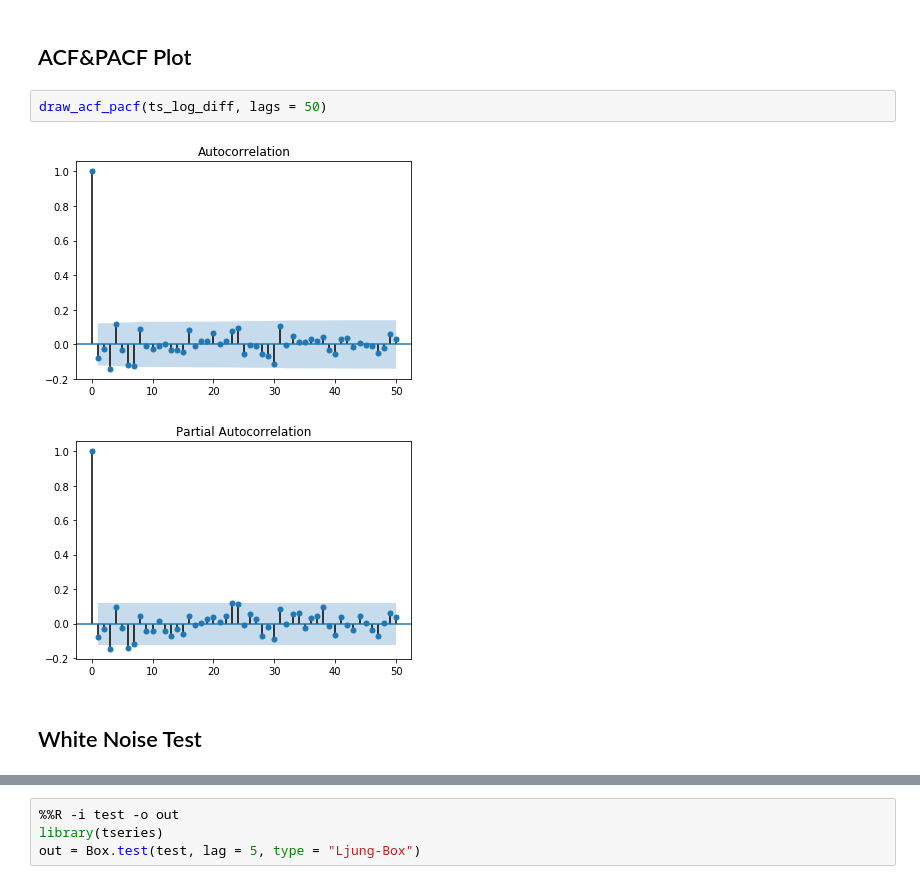
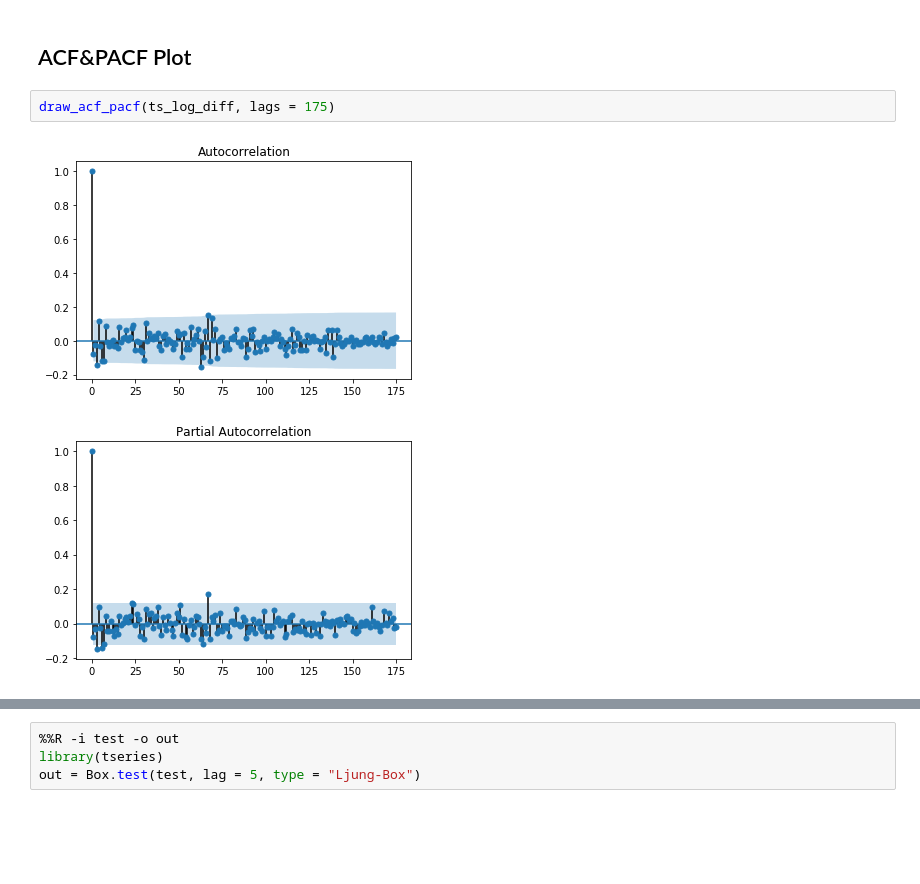
Before and after one commit to charlienew/Finance, a Jupyter notebook: S&P 500.ipynb, the cells around one changed output, grey strips where cells are left out. Drawn from its saved outputs; the diff is of its cells as text; blank space fills up the shorter version.

```diff
--- a/S&P 500.ipynb
+++ b/S&P 500.ipynb
@@ -96,9 +98,7 @@ dtype: float64
 # %% [markdown]
 ## ACF&PACF Plot
 # %%
-draw_acf_pacf(ts_log_diff, lags = 50)
+draw_acf_pacf(ts_log_diff, lags = 175)
 # %% [output]
-[figure, old version]
+[figure, new version]
-[figure, old version]
+[figure, new version]
-# %% [markdown]
-## White Noise Test
```
Also changed, not shown: parts of 20 cells of this notebook.
